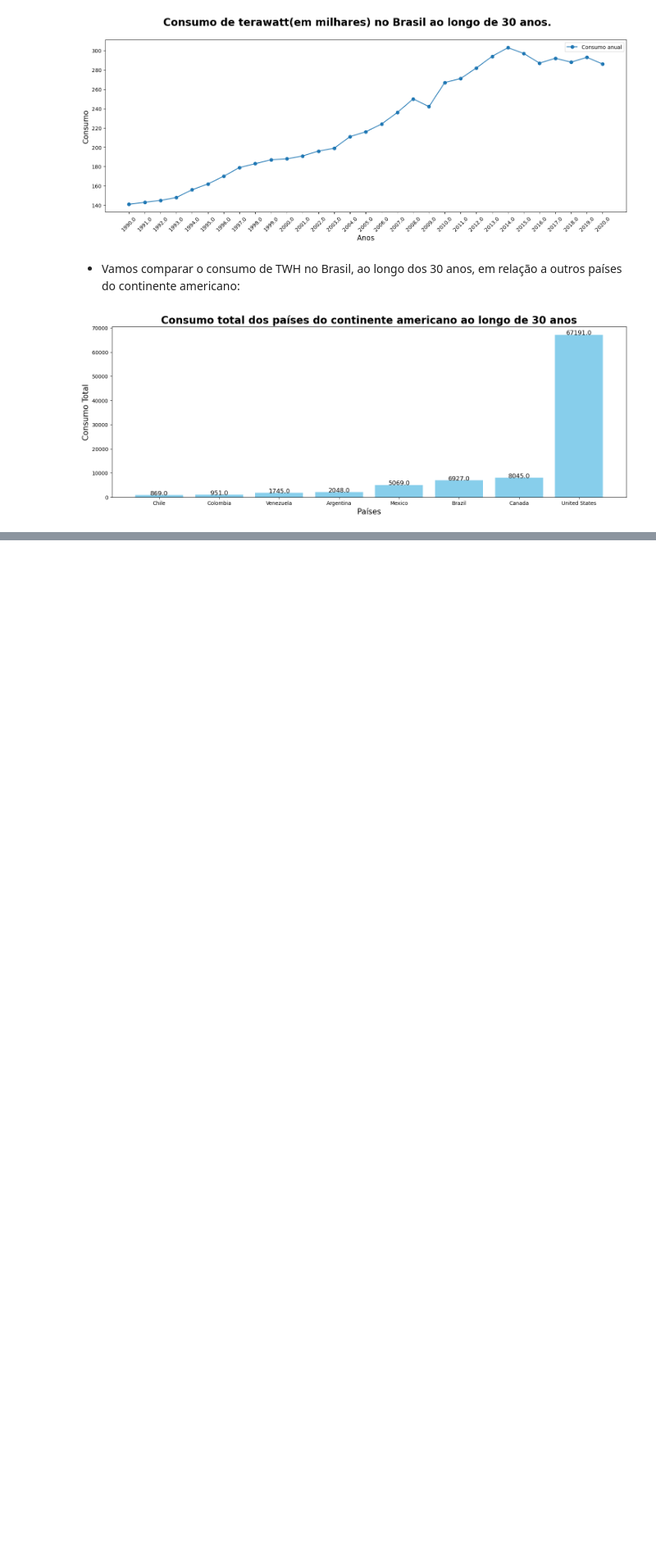
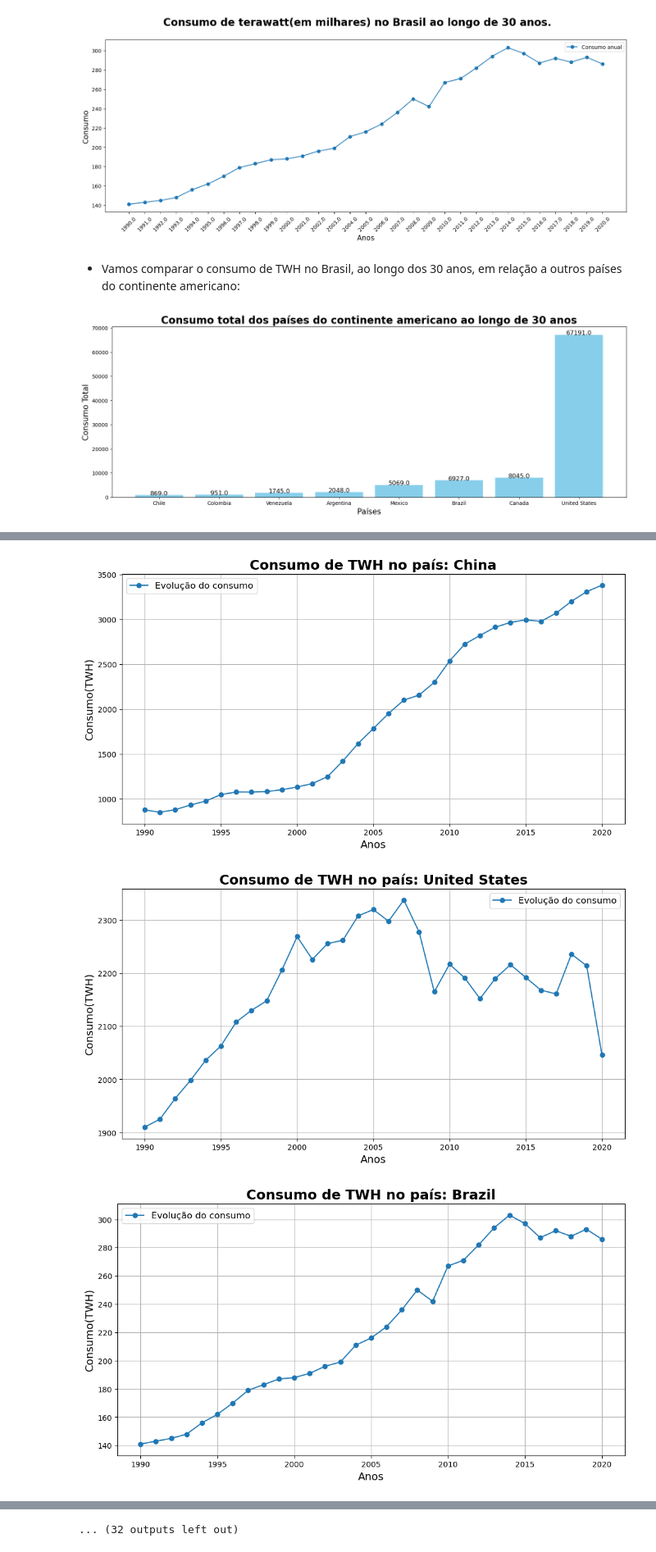
Before and after one commit to DanielMF14/analise_TWH_Continentes, a Jupyter notebook: Consumo_TWH_Paises.ipynb, the cells around one changed output, grey strips where cells are left out. Shown at 82% size. Saved outputs shown, nothing was run; the diff lists cells and outputs as text; code cells hidden in the pictures; blank space fills up the shorter version.

```diff
--- a/Consumo_TWH_Paises.ipynb
+++ b/Consumo_TWH_Paises.ipynb
@@ -134,0 +137,15 @@ plt.show()
+# %%
+# loop para criar um gráfico para cada país:
+for pais in df_Consumo_Paises.columns:
+    plt.figure(figsize=(12,6))
+    plt.plot(df_Consumo_Paises.index, df_Consumo_Paises[pais], marker='o', label='Evolução do consumo')
+    plt.title(f"Consumo de TWH no país: {pais}", fontsize=18, weight='bold')
+    plt.xlabel('Anos', fontsize=14)
+    plt.ylabel('Consumo(TWH)',fontsize=14)
+    plt.legend(fontsize=12)
+    plt.grid(True)
+    plt.show()
+# %% [output]
+[figure, added]
+[figure, added]
+[figure, added]
@@ -134,0 +161 @@ plt.show()
+... (32 outputs left out)
```
Also changed, not shown: parts of 8 cells of this notebook.
